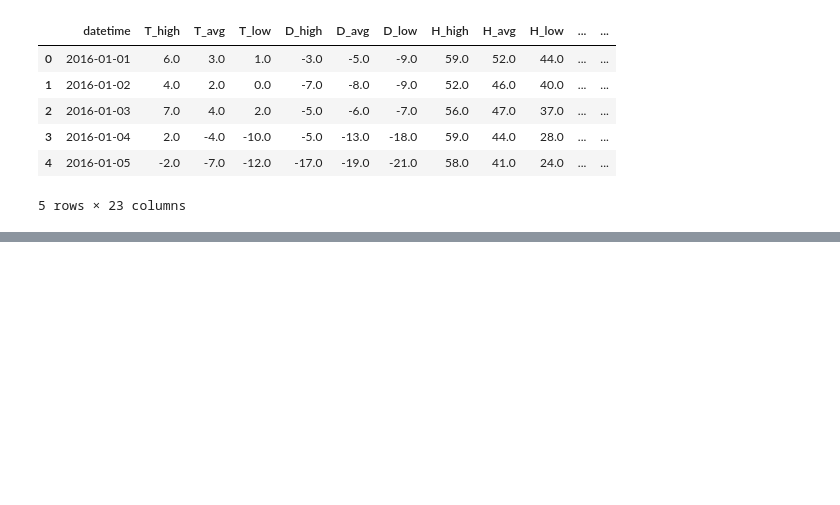
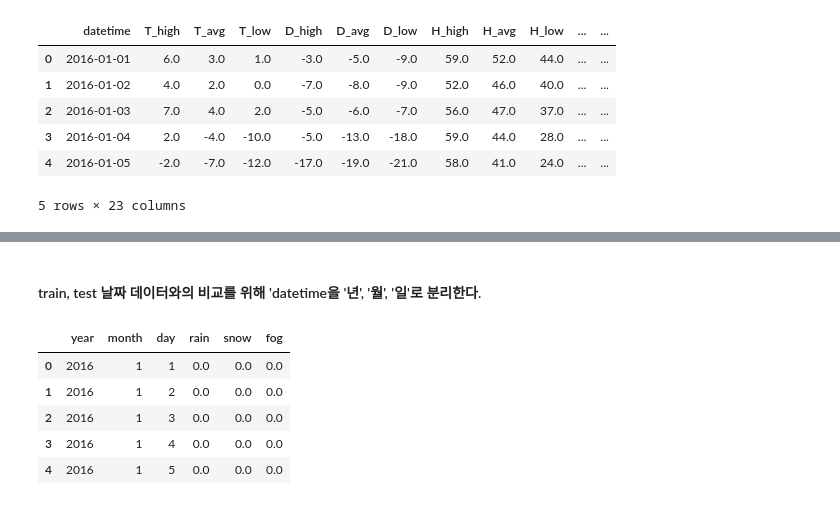
Before and after one commit to todagi/DataScience_with_Kaggle, a Jupyter notebook: New York City Taxi Trip Duration/New York City Taxi Trip Duration 03 - 2nd EDA .ipynb, the cells around one changed output, grey strips where cells are left out. Saved outputs shown, nothing was run; the diff lists cells and outputs as text; code cells hidden in the pictures; blank space fills up the shorter version.

```diff
--- a/New York City Taxi Trip Duration/New York City Taxi Trip Duration 03 - 2nd EDA .ipynb
+++ b/New York City Taxi Trip Duration/New York City Taxi Trip Duration 03 - 2nd EDA .ipynb
@@ -551,0 +565,15 @@ weather_1.to_csv("weather.csv", index=False)
+# %% [markdown]
+####  train, test 날짜 데이터와의 비교를 위해 'datetime을 '년', '월', '일'로 분리한다.
+# %%
+weather['year'] = weather['datetime'].dt.year
+weather['month'] = weather['datetime'].dt.month
+weather['day'] = weather['datetime'].dt.day
+
+weather[['year', 'month', 'day', 'rain', 'snow', 'fog']].head()
+# %% [output]
+|  | year | month | day | rain | snow | fog |
+| 0 | 2016 | 1 | 1 | 0.0 | 0.0 | 0.0 |
+| 1 | 2016 | 1 | 2 | 0.0 | 0.0 | 0.0 |
+| 2 | 2016 | 1 | 3 | 0.0 | 0.0 | 0.0 |
+| 3 | 2016 | 1 | 4 | 0.0 | 0.0 | 0.0 |
+| 4 | 2016 | 1 | 5 | 0.0 | 0.0 | 0.0 |
```
Also changed, not shown: parts of 15 cells of this notebook.
